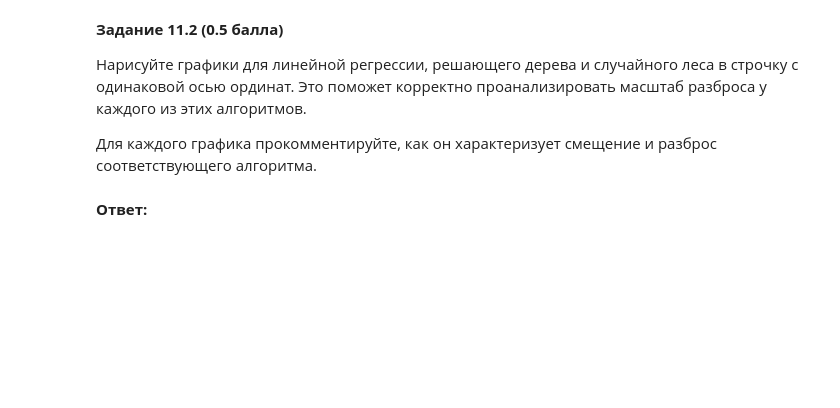
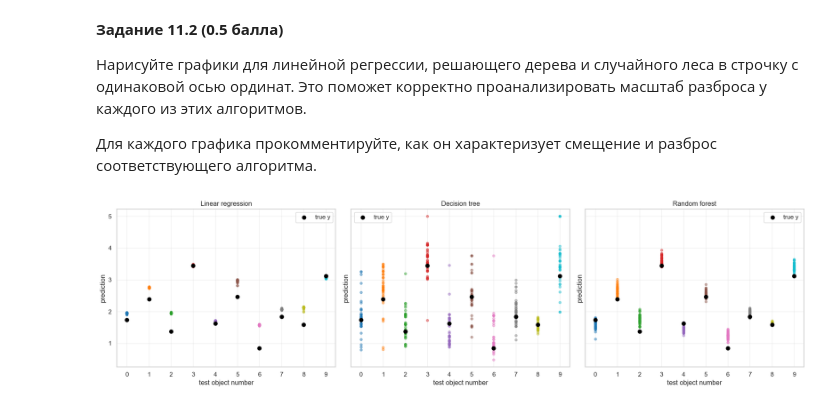
Before and after one commit to EgorGorshen/ml-hw, a Jupyter notebook: homework-practice-05-trees.ipynb, the cells around one changed output. Saved outputs shown, nothing was run; the diff lists cells and outputs as text; code cells hidden in the pictures; blank space fills up the shorter version.

```diff
--- a/homework-practice-05-trees.ipynb
+++ b/homework-practice-05-trees.ipynb
@@ -728,2 +1037,38 @@ __Задание 11.2 (0.5 балла)__
-# %% [markdown]
-**Ответ:**
+# %%
+from sklearn.linear_model import LinearRegression
+from sklearn.tree import DecisionTreeRegressor
+from sklearn.ensemble import RandomForestRegressor
+
+models_for_plot = [
+    ("Linear regression", LinearRegression()),
+    ("Decision tree", DecisionTreeRegressor(random_state=0)),
+    (
+        "Random forest",
+        RandomForestRegressor(
+            n_estimators=30,
+            max_depth=10,
+            min_samples_leaf=5,
+            n_jobs=-1,
+            random_state=0,
+        ),
+    ),
+]
+
+
+# NOTE: chat gpt помог сделать их на одном графике
+fig, axes = plt.subplots(1, 3, figsize=(18, 5), sharey=True)
+
+for ax, (title, model) in zip(axes, models_for_plot):
+    plt.sca(ax)
+    plot_predictions(
+        model,
+        X,
+        y,
+        num_runs=50,
+        num_test_objects=10,
+        title=title,
+    )
+
+fig.tight_layout()
+# %% [output]
+[figure, added]
```
Also changed, not shown: parts of 40 cells of this notebook, 2 other files.
